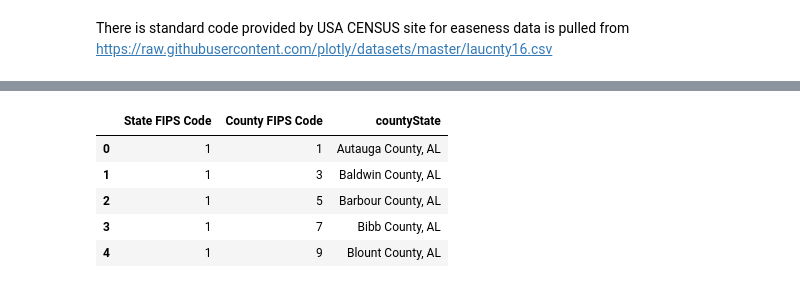
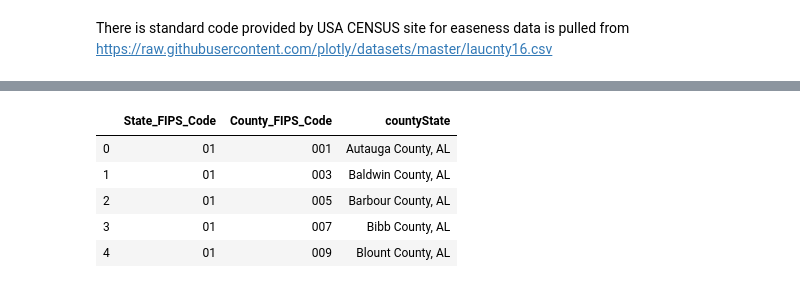
Before and after one commit to pramil-paudel/EECS_731_SEMESTER_PROJECT, a Jupyter notebook: notebooks/preProcessing/preprocessing_01.ipynb, the cells around one changed output, grey strips where cells are left out. Cells and saved outputs as stored; diff of their text form; code cells hidden in the pictures.

```diff
--- a/notebooks/preProcessing/preprocessing_01.ipynb
+++ b/notebooks/preProcessing/preprocessing_01.ipynb
@@ -169,0 +176,5 @@ usa_fips_code.head()
+# %%
+usa_fips_code['State FIPS Code'] = usa_fips_code["State FIPS Code"].astype(str)
+usa_fips_code['State FIPS Code'] = usa_fips_code["State FIPS Code"].apply(convert_to_two_digit_code)
+usa_fips_code.head()
+# usa_fips_code["State FIPS Code"].unique
@@ -169,0 +188,8 @@ usa_fips_code.head()
+# %%
+def convert_to_three_digit_code(code):
+    c = "00000"+str(code)
+    return(c[-3:])
+# %%
+usa_fips_code['County FIPS Code'] = usa_fips_code["County FIPS Code"].astype(str)
+usa_fips_code['County FIPS Code'] = usa_fips_code["County FIPS Code"].apply(convert_to_three_digit_code).astype(str)
+usa_fips_code.head()
@@ -169,0 +209,3 @@ usa_fips_code.head()
+# %%
+usa_fips_code = usa_fips_code.rename(columns={"State FIPS Code":"State_FIPS_Code","County FIPS Code":"County_FIPS_Code"})
+usa_fips_code.head()
@@ -189,10 +240,10 @@ usa_fips_code.head()
 # %%
-usa_fips_code_df1 = usa_fips_code.filter(["State FIPS Code","County FIPS Code","countyState"], axis=1)
+usa_fips_code_df1 = usa_fips_code.filter(["State_FIPS_Code","County_FIPS_Code","countyState"], axis=1)
 usa_fips_code_df1.head()
 # %% [output]
-|  | State FIPS Code | County FIPS Code | countyState |
-| 0 | 1 | 1 | Autauga County, AL |
-| 1 | 1 | 3 | Baldwin County, AL |
-| 2 | 1 | 5 | Barbour County, AL |
-| 3 | 1 | 7 | Bibb County, AL |
-| 4 | 1 | 9 | Blount County, AL |
+|  | State_FIPS_Code | County_FIPS_Code | countyState |
+| 0 | 01 | 001 | Autauga County, AL |
+| 1 | 01 | 003 | Baldwin County, AL |
+| 2 | 01 | 005 | Barbour County, AL |
+| 3 | 01 | 007 | Bibb County, AL |
+| 4 | 01 | 009 | Blount County, AL |
```
Also changed, not shown: parts of 20 cells of this notebook, 3 other files.
